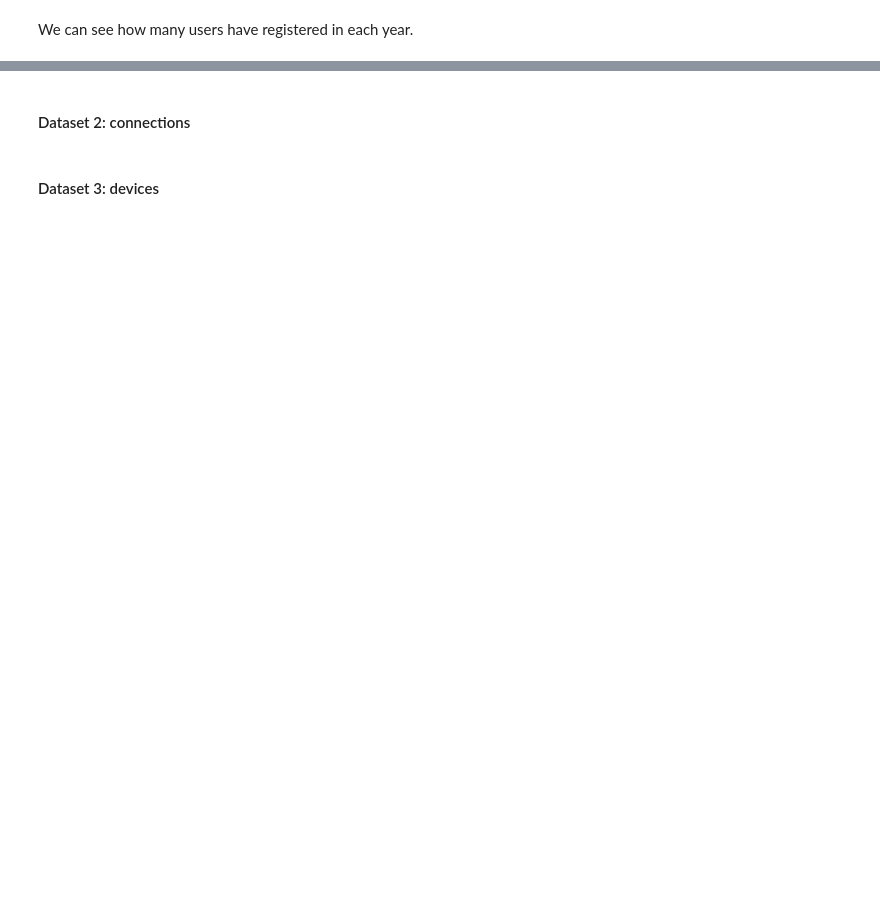
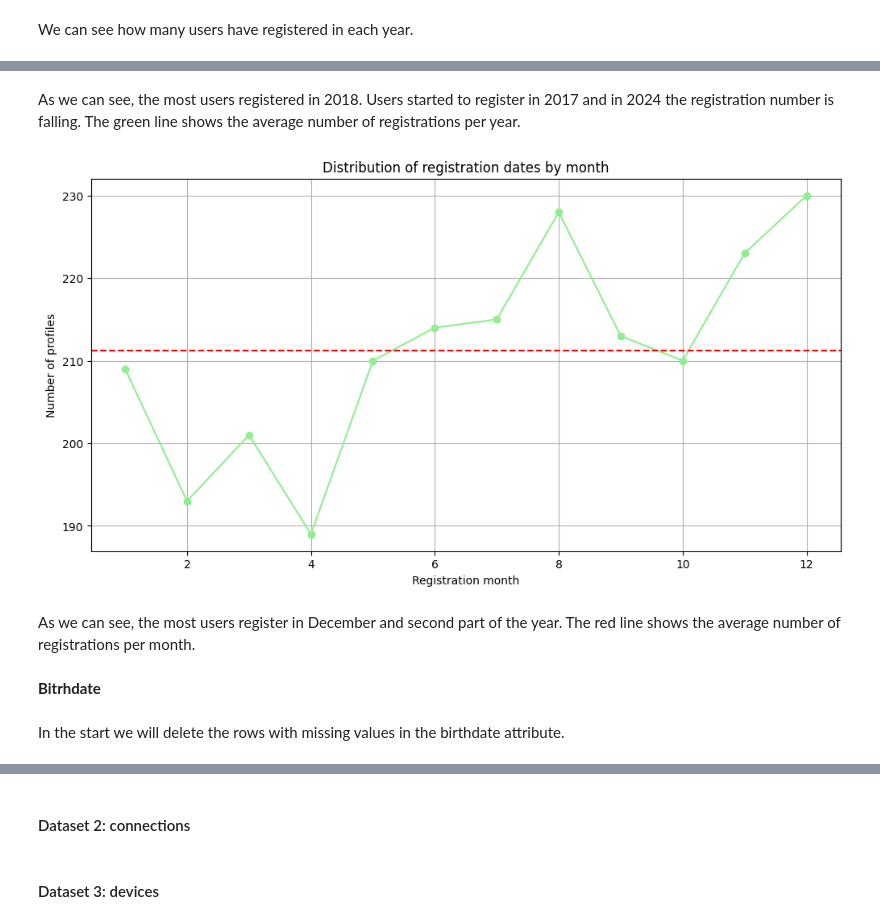
Before and after one commit to myrres0/IAU-2024, a Jupyter notebook: phase-1.ipynb, the cells around one changed output, grey strips where cells are left out. Cells and saved outputs as stored; diff of their text form; code cells hidden in the pictures; blank space fills up the shorter version.

```diff
--- a/phase-1.ipynb
+++ b/phase-1.ipynb
@@ -260,10 +271,3 @@ connections_data.shape[0] - connections_data.drop_duplicates().shape[0]
 **Registation date**
 # %% [markdown]
 Format registation date to same format.
-# %%
-# IGNORE FOR NOW - WILL BE REDONE LATER
-src = profiles_data["registration"]
-def dataConvertion(src):
-    src = pd.to_datetime(src, format='mixed')
-    return src
-profiles_data["formatted_registration"] = dataConvertion(src)
@@ -303,0 +294,24 @@ plt.show()
+# %% [markdown]
+As we can see, the most users registered in 2018. Users started to register in 2017 and in 2024 the registration number is falling. The green line shows the average number of registrations per year.
+# %%
+profiles_data['month'] = profiles_data['fixed_registration_date'].dt.month
+
+month_mean = profiles_data['month'].value_counts().mean()
+
+plt.figure(figsize=(12, 6))
+plt.plot(profiles_data['month'].value_counts().sort_index(), marker='o', color='lightgreen')
+plt.title('Distribution of registration dates by month')
+plt.xlabel('Registration month')
+plt.ylabel('Number of profiles')
+
+plt.axhline(month_mean, color='red', linestyle='--')
+plt.grid()
+plt.show()
+# %% [output]
+[figure, added]
+# %% [markdown]
+As we can see, the most users register in December and second part of the year. The red line shows the average number of registrations per month.
+# %% [markdown]
+**Bitrhdate**
+# %% [markdown]
+In the start we will delete the rows with missing values in the birthdate attribute.
```
Also changed, not shown: parts of 39 cells of this notebook.
